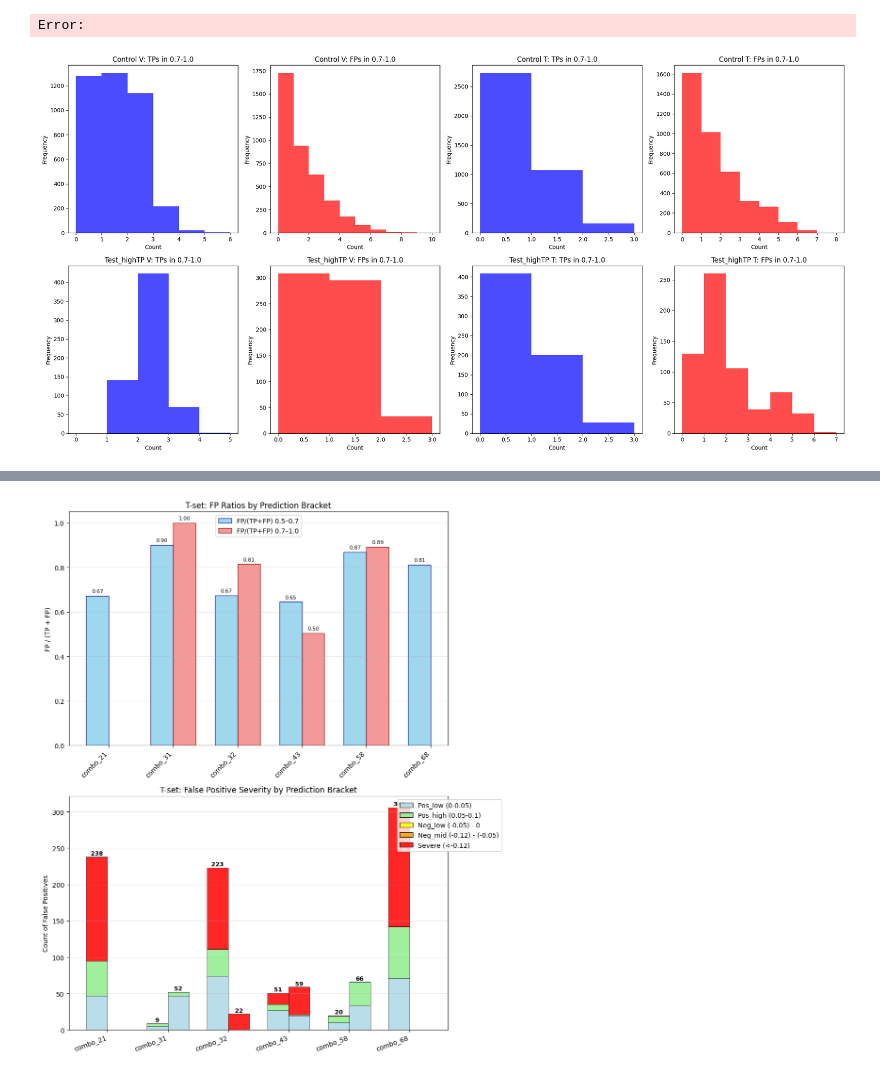
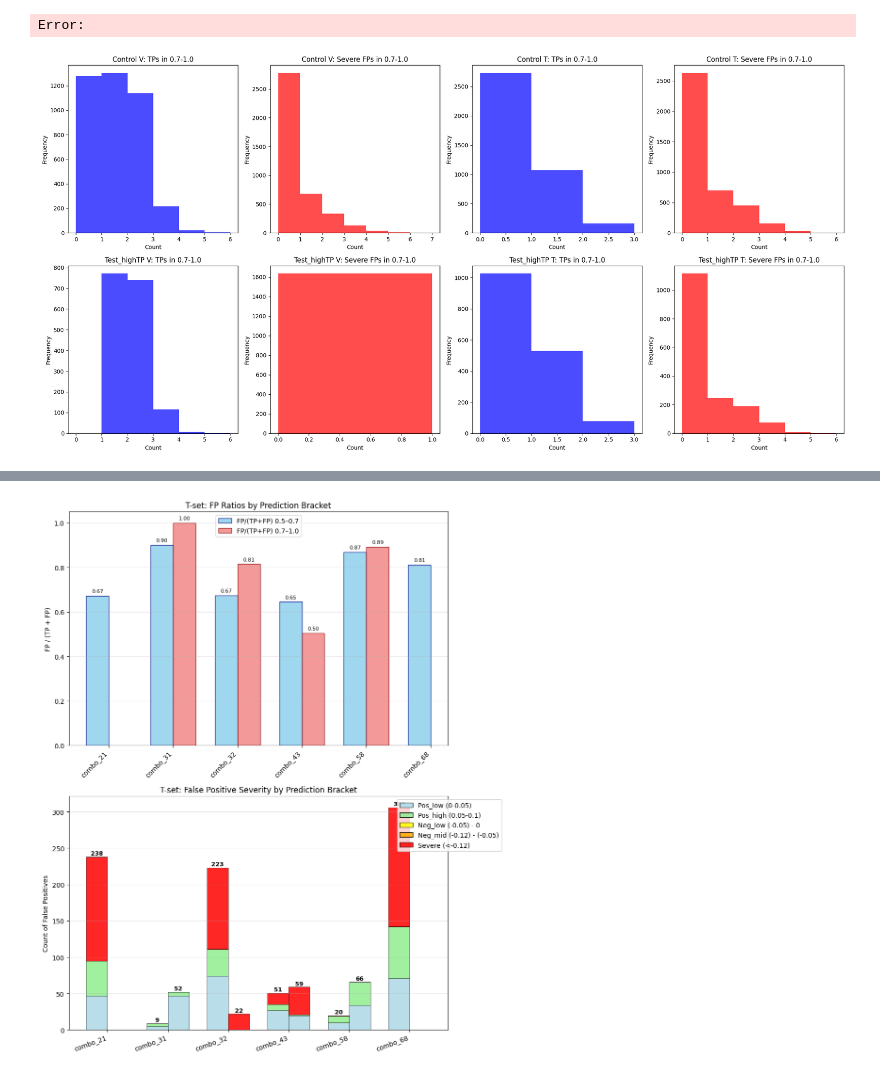
Before and after one commit to charifslmn/LSTM_ETF, a Jupyter notebook: (1) CLEAN V_2 Initial GS and Dist Analytics HOD 20_01 - 21_12.ipynb, the cells around one changed output, grey strips where cells are left out. Drawn from its saved outputs; the diff is of its cells as text; code cells hidden in the pictures.

```diff
--- a/(1) CLEAN V_2 Initial GS and Dist Analytics HOD 20_01 - 21_12.ipynb
+++ b/(1) CLEAN V_2 Initial GS and Dist Analytics HOD 20_01 - 21_12.ipynb
@@ -1367,7 +1649,7 @@ selected_models_control = select_models_by_criteria(
     min_FP_severe_ratio_FPs=None,
     min_FP_severe_ratio_FPs_andTPs=None,
     max_seed_severe_FPs_high_bracket=None,
-    min_seed_TPs_high_bracket=None,  # NEW: Add the parameter here
+    min_seed_TPs_high_bracket=None,
     random_seed=42,
     max_models_to_return=70
 )
@@ -1381,13 +1663,13 @@ selected_models_test_highTP = select_models_by_criteria(
     max_zero_precision_seeds=70,
     min_ratio_difference=None,
     max_ratio_difference=None,
-    seed_min_TPminusFP_greaterEqual=1,
-    max_FP_severe_ratio_FPs= None,
-    max_FP_severe_ratio_FPs_andTPs=.15,
+    seed_min_TPminusFP_greaterEqual=None,
+    max_FP_severe_ratio_FPs=None,
+    max_FP_severe_ratio_FPs_andTPs=None,
     min_FP_severe_ratio_FPs=None,
     min_FP_severe_ratio_FPs_andTPs=None,
-    max_seed_severe_FPs_high_bracket=0,
-    min_seed_TPs_high_bracket=1,  # NEW: Add the parameter here
+    max_seed_severe_FPs_high_bracket=0, #***
+    min_seed_TPs_high_bracket=1,  #***
     random_seed=42,
     max_models_to_return=70
 )
@@ -1401,90 +1683,8 @@ selected_models_test_highTP_TEST = recompute_selected_models_on_Tset(results_dis
                                       selected_models_test_highTP,
                                       brackets=((0.5, 0.7), (0.7, 1.0)))
 # %%
-# Extract seed data from control models (V set)
-control_v_high_bracket_tps = []
-control_v_high_bracket_fps = []
-
-for model in selected_models_control:
-    for seed in model["selected_seeds"]:
-        high_bracket = seed["seed_bracket_counts"].get("0.7-1.0", {"TP": 0, "FP": 0})
-        control_v_high_bracket_tps.append(high_bracket["TP"])
-        control_v_high_bracket_fps.append(high_bracket["FP"])
-
-# Extract seed data from control models (T set)
-control_t_high_bracket_tps = []
-control_t_high_bracket_fps = []
-
-for model in selected_models_control_TEST:
-    for seed in model["selected_seeds"]:
-        high_bracket = seed["seed_bracket_counts"].get("0.7-1.0", {"TP": 0, "FP": 0})
-        control_t_high_bracket_tps.append(high_bracket["TP"])
-        control_t_high_bracket_fps.append(high_bracket["FP"])
-
-# Extract seed data from test_highTP models (V set)
-test_v_high_bracket_tps = []
-test_v_high_bracket_fps = []
-
-for model in selected_models_test_highTP:
-    for seed in model["selected_seeds"]:
-        high_bracket = seed["seed_bracket_counts"].get("0.7-1.0", {"TP": 0, "FP": 0})
-        test_v_high_bracket_tps.append(high_bracket["TP"])
-        test_v_high_bracket_fps.append(high_bracket["FP"])
-
-# Extract seed data from test_highTP models (T set)
-test_t_high_bracket_tps = []
-test_t_high_bracket_fps = []
-
-for model in selected_models_test_highTP_TEST:
-    for seed in model["selected_seeds"]:
-        high_bracket = seed["seed_bracket_counts"].get("0.7-1.0", {"TP": 0, "FP": 0})
-        test_t_high_bracket_tps.append(high_bracket["TP"])
-        test_t_high_bracket_fps.append(high_bracket["FP"])
-
-# Create the 8 plots
-fig, axes = plt.subplots(2, 4, figsize=(20, 10))
-
-# Control V set
-axes[0,0].hist(control_v_high_bracket_tps, bins=range(0, max(control_v_high_bracket_tps)+2), alpha=0.7, color='blue')
-axes[0,0].set_title('Control V: TPs in 0.7-1.0')
-axes[0,1].hist(control_v_high_bracket_fps, bins=range(0, max(control_v_high_bracket_fps)+2), alpha=0.7, color='red')
-axes[0,1].set_title('Control V: FPs in 0.7-1.0')
-
-# Control T set
-axes[0,2].hist(control_t_high_bracket_tps, bins=range(0, max(control_t_high_bracket_tps)+2), alpha=0.7, color='blue')
-axes[0,2].set_title('Control T: TPs in 0.7-1.0')
-axes[0,3].hist(control_t_high_bracket_fps, bins=range(0, max(control_t_high_bracket_fps)+2), alpha=0.7, color='red')
-axes[0,3].set_title('Control T: FPs in 0.7-1.0')
-
-# Test_highTP V set
-axes[1,0].hist(test_v_high_bracket_tps, bins=range(0, max(test_v_high_bracket_tps)+2), alpha=0.7, color='blue')
-axes[1,0].set_title('Test_highTP V: TPs in 0.7-1.0')
-axes[1,1].hist(test_v_high_bracket_fps, bins=range(0, max(test_v_high_bracket_fps)+2), alpha=0.7, color='red')
-axes[1,1].set_title('Test_highTP V: FPs in 0.7-1.0')
-
-# Test_highTP T set
-axes[1,2].hist(test_t_high_bracket_tps, bins=range(0, max(test_t_high_bracket_tps)+2), alpha=0.7, color='blue')
-axes[1,2].set_title('Test_highTP T: TPs in 0.7-1.0')
-axes[1,3].hist(test_t_high_bracket_fps, bins=range(0, max(test_t_high_bracket_fps)+2), alpha=0.7, color='red')
-axes[1,3].set_title('Test_highTP T: FPs in 0.7-1.0')
-
-# Set labels
-for ax in axes.flat:
-    ax.set(xlabel='Count', ylabel='Frequency')
-
-plt.tight_layout()
-plt.show()
-
-# Print stats
-print(f"Control V seeds: {len(control_v_high_bracket_tps)}")
-print(f"Control T seeds: {len(control_t_high_bracket_tps)}")
-print(f"Test_highTP V seeds: {len(test_v_high_bracket_tps)}")
-print(f"Test_highTP T seeds: {len(test_t_high_bracket_tps)}")
-
-
-
-
-###################
+###### NOTE NOTE the results here are counterintuitive --- i think there is a overfitting problem here
+###### NOTE NOTE HOWEVER, if you include max_FP_Severe_ratio_FPs=.2 you get better results ...
 
 # Extract seed data from control models (V set)
 control_v_high_bracket_tps = []
@@ -1554,33 +1754,33 @@ axes[1,3].hist(test_t_high_bracket_severe_fps, bins=range(0, max(test_t_high_bra
 axes[1,3].set_title('Test_highTP T: Severe FPs in 0.7-1.0')
 
 # Set labels
 for ax in axes.flat:
     ax.set(xlabel='Count', ylabel='Frequency')
 
 plt.tight_layout()
 plt.show()
 
 # Print stats
 print(f"Control V seeds: {len(control_v_high_bracket_tps)}")
 print(f"Control T seeds: {len(control_t_high_bracket_tps)}")
 print(f"Test_highTP V seeds: {len(test_v_high_bracket_tps)}")
 print(f"Test_highTP T seeds: {len(test_t_high_bracket_tps)}")
 
 # Print severe FP statistics
 print(f"\nSevere FP Statistics:")
 print(f"Control V - Avg severe FPs: {np.mean(control_v_high_bracket_severe_fps):.2f}")
 print(f"Control T - Avg severe FPs: {np.mean(control_t_high_bracket_severe_fps):.2f}")
 print(f"Test_highTP V - Avg severe FPs: {np.mean(test_v_high_bracket_severe_fps):.2f}")
 print(f"Test_highTP T - Avg severe FPs: {np.mean(test_t_high_bracket_severe_fps):.2f}")
 
 # Check if filtering worked correctly for test_highTP
 print(f"\nFiltering check for test_highTP (max_severe_FPs_high_bracket=0):")
 print(f"Test_highTP V - Seeds with 0 severe FPs: {sum(1 for x in test_v_high_bracket_severe_fps if x == 0)}/{len(test_v_high_bracket_severe_fps)}")
 print(f"Test_highTP T - Seeds with 0 severe FPs: {sum(1 for x in test_t_high_bracket_severe_fps if x == 0)}/{len(test_t_high_bracket_severe_fps)}")
 
 
 print(f"Control T - Seeds with 0 severe FPs: {sum(1 for x in control_t_high_bracket_severe_fps if x == 0)}/{len(control_t_high_bracket_severe_fps)}")
 # %% [output]
-[figure, old version]
+[figure, new version]
 Control V seeds: 3962
 Control T seeds: 3962
```
Also changed, not shown: parts of 23 cells of this notebook, 4 other files.
